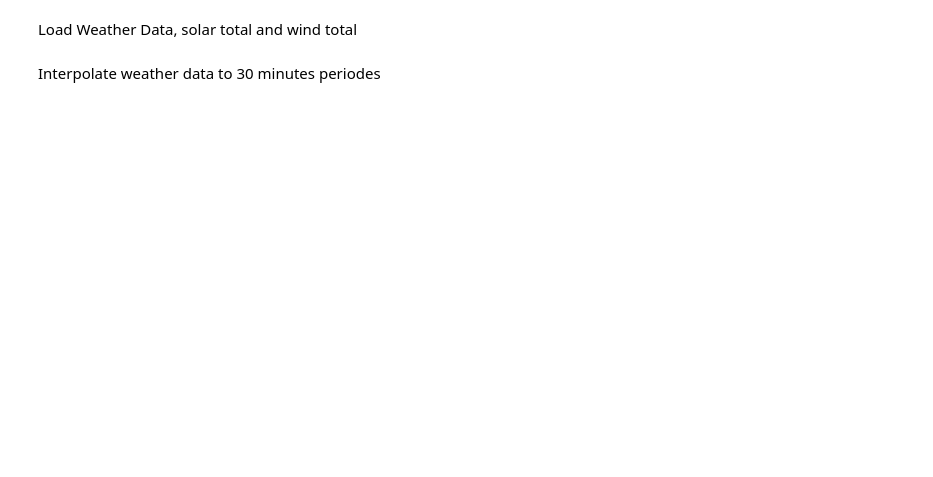
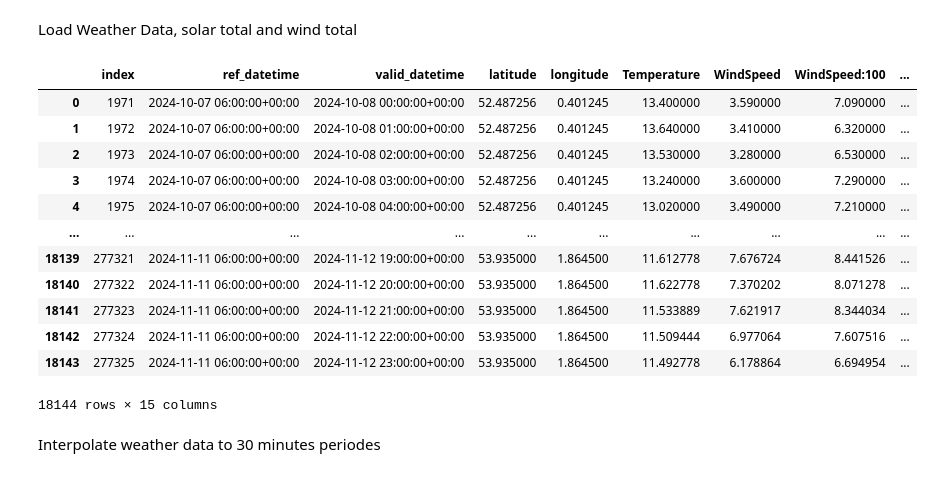
Before and after one commit to P-AEL/Energy_production_price_prediction, a Jupyter notebook: paul_analyse/Viszualize_data_and_produce_bidding_trainingset.ipynb, the cells around one changed output. Drawn from its saved outputs; the diff is of its cells as text; code cells hidden in the pictures; blank space fills up the shorter version.

```diff
--- a/paul_analyse/Viszualize_data_and_produce_bidding_trainingset.ipynb
+++ b/paul_analyse/Viszualize_data_and_produce_bidding_trainingset.ipynb
@@ -20,6 +20,34 @@ solar_total = pd.read_csv(os.path.join(base_dir, '..', 'basic_files', 'solar_tot
 wind_total = pd.read_csv(os.path.join(base_dir, '..', 'basic_files', 'wind_total_production.csv'))
 solar_total.generation_mw = solar_total.generation_mw * 0.5
 wind_total.generation_mw = wind_total.generation_mw * 0.5 - wind_total.boa
-weather_df.sort_values(by='ref_datetime', inplace=True)
-weather_df = weather_df.groupby(["valid_datetime","latitude","longitude"]).last().reset_index()
-weather_df.reset_index(inplace=True)
+# %%
+weather_df['valid_datetime'] = pd.to_datetime(weather_df['valid_datetime'])
+weather_df['ref_datetime'] = pd.to_datetime(weather_df['ref_datetime'])
+
+weather_df['date_diff'] = (
+    weather_df['valid_datetime'].dt.floor('D') - weather_df['ref_datetime'].dt.floor('D')
+).dt.days
+
+weather_df = weather_df[
+    (weather_df['ref_datetime'].dt.time == pd.to_datetime('06:00:00').time()) &
+    (weather_df['date_diff'] == 1)
+]
+weather_df.reset_index(inplace=True)
+
+# reduce to valid_datetime before November 2024
+# weather_df = weather_df[weather_df['valid_datetime'] < pd.to_datetime('2024-11-01').tz_localize('UTC')]
+weather_df
+# %% [output]
+|  | index | ref_datetime | valid_datetime | latitude | longitude | Temperature | WindSpeed | WindSpeed:100 | ... |
+| 0 | 1971 | 2024-10-07 06:00:00+00:00 | 2024-10-08 00:00:00+00:00 | 52.487256 | 0.401245 | 13.400000 | 3.590000 | 7.090000 | ... |
+| 1 | 1972 | 2024-10-07 06:00:00+00:00 | 2024-10-08 01:00:00+00:00 | 52.487256 | 0.401245 | 13.640000 | 3.410000 | 6.320000 | ... |
+| 2 | 1973 | 2024-10-07 06:00:00+00:00 | 2024-10-08 02:00:00+00:00 | 52.487256 | 0.401245 | 13.530000 | 3.280000 | 6.530000 | ... |
+| 3 | 1974 | 2024-10-07 06:00:00+00:00 | 2024-10-08 03:00:00+00:00 | 52.487256 | 0.401245 | 13.240000 | 3.600000 | 7.290000 | ... |
+| 4 | 1975 | 2024-10-07 06:00:00+00:00 | 2024-10-08 04:00:00+00:00 | 52.487256 | 0.401245 | 13.020000 | 3.490000 | 7.210000 | ... |
+| ... | ... | ... | ... | ... | ... | ... | ... | ... | ... |
+| 18139 | 277321 | 2024-11-11 06:00:00+00:00 | 2024-11-12 19:00:00+00:00 | 53.935000 | 1.864500 | 11.612778 | 7.676724 | 8.441526 | ... |
+| 18140 | 277322 | 2024-11-11 06:00:00+00:00 | 2024-11-12 20:00:00+00:00 | 53.935000 | 1.864500 | 11.622778 | 7.370202 | 8.071278 | ... |
+| 18141 | 277323 | 2024-11-11 06:00:00+00:00 | 2024-11-12 21:00:00+00:00 | 53.935000 | 1.864500 | 11.533889 | 7.621917 | 8.344034 | ... |
+| 18142 | 277324 | 2024-11-11 06:00:00+00:00 | 2024-11-12 22:00:00+00:00 | 53.935000 | 1.864500 | 11.509444 | 6.977064 | 7.607516 | ... |
+| 18143 | 277325 | 2024-11-11 06:00:00+00:00 | 2024-11-12 23:00:00+00:00 | 53.935000 | 1.864500 | 11.492778 | 6.178864 | 6.694954 | ... |
+18144 rows × 15 columns
```
Also changed, not shown: parts of 15 cells of this notebook.
